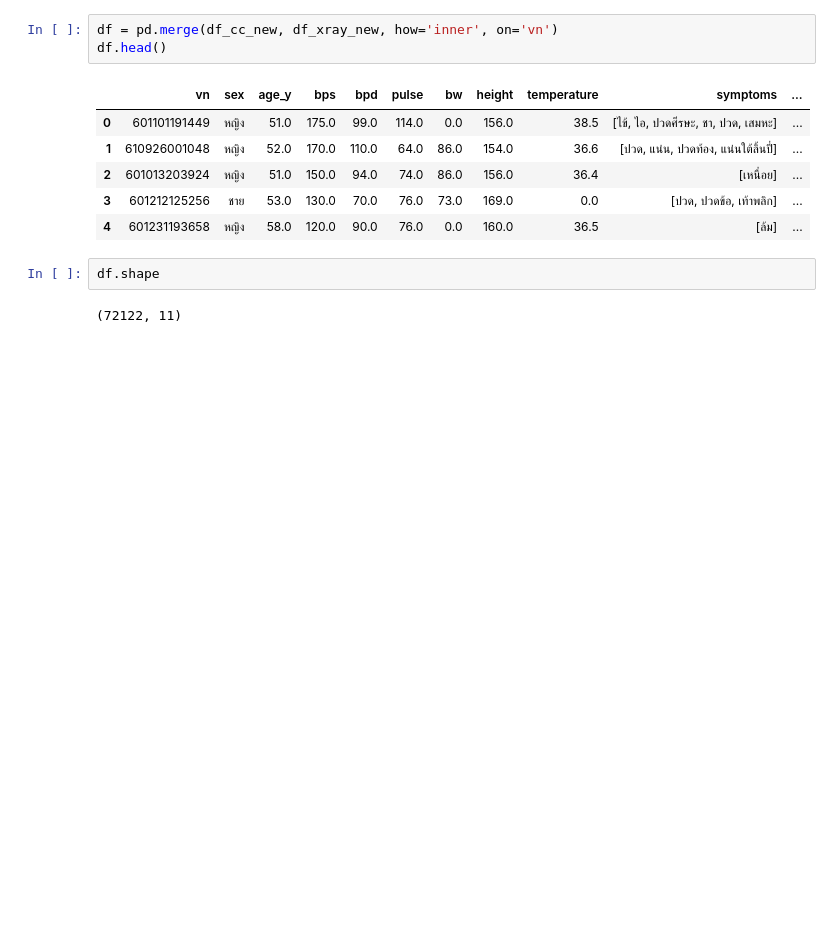
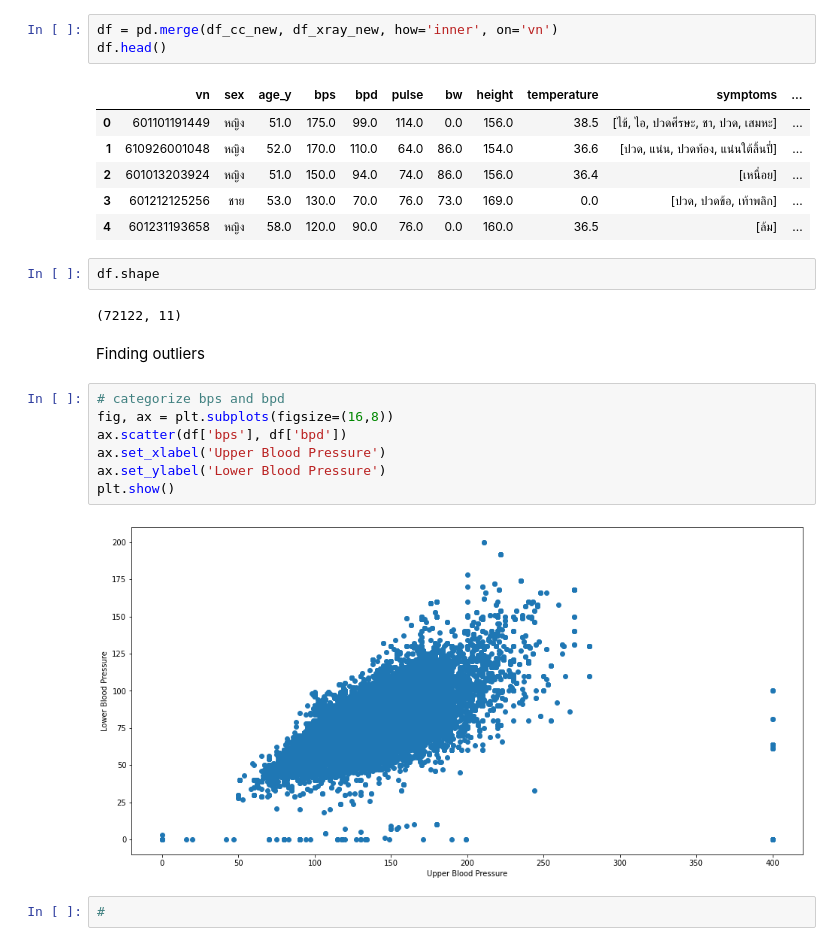
Before and after one commit to phraretein/patient_clustering, a Jupyter notebook: patient_clustering.ipynb, the cells around one changed output. Saved outputs shown, nothing was run; the diff lists cells and outputs as text; blank space fills up the shorter version.

```diff
--- a/patient_clustering.ipynb
+++ b/patient_clustering.ipynb
@@ -87,3 +90,16 @@ df.head()
 df.shape
 # %% [output]
 (72122, 11)
+# %% [markdown]
+Finding outliers
+# %%
+# categorize bps and bpd
+fig, ax = plt.subplots(figsize=(16,8))
+ax.scatter(df['bps'], df['bpd'])
+ax.set_xlabel('Upper Blood Pressure')
+ax.set_ylabel('Lower Blood Pressure')
+plt.show()
+# %% [output]
+[figure, added]
+# %%
+#
```
Also changed, not shown: parts of 2 cells of this notebook.
